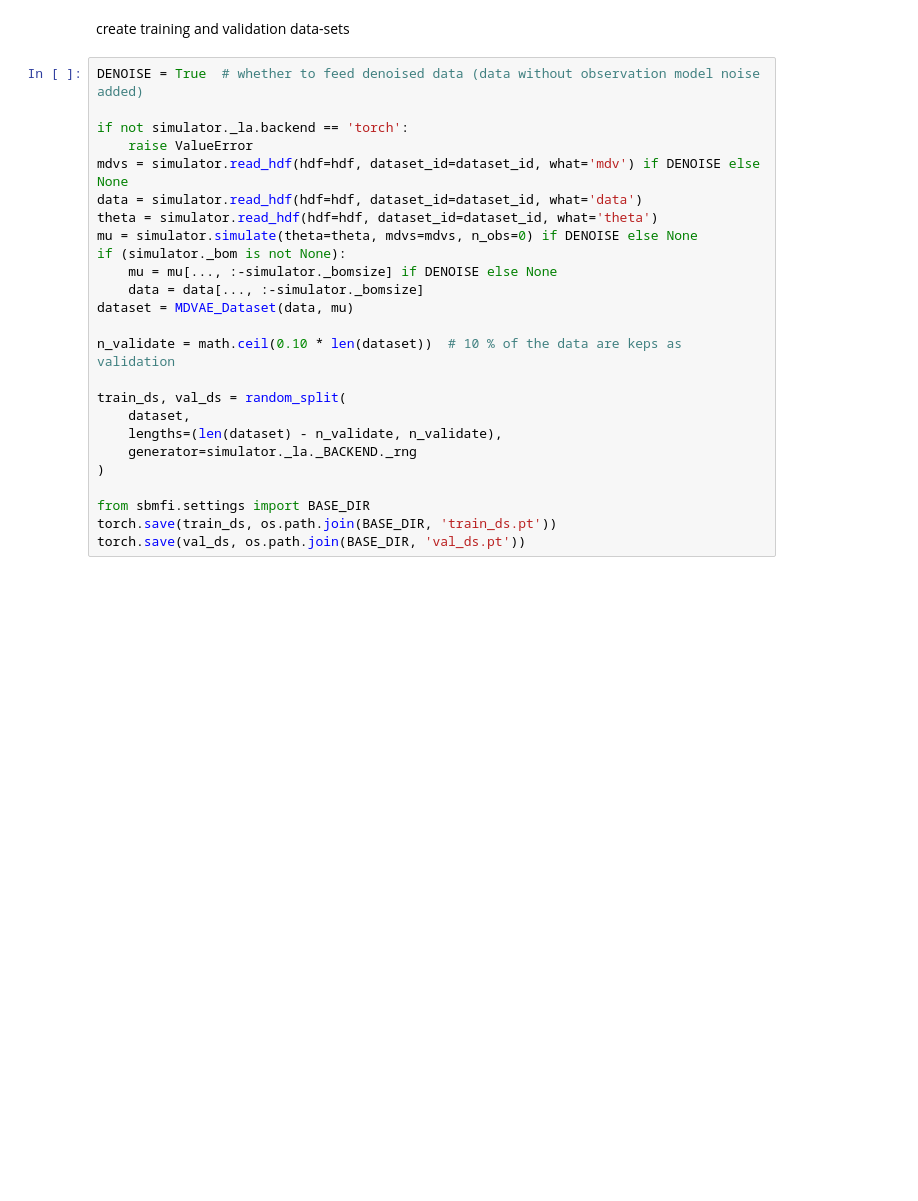
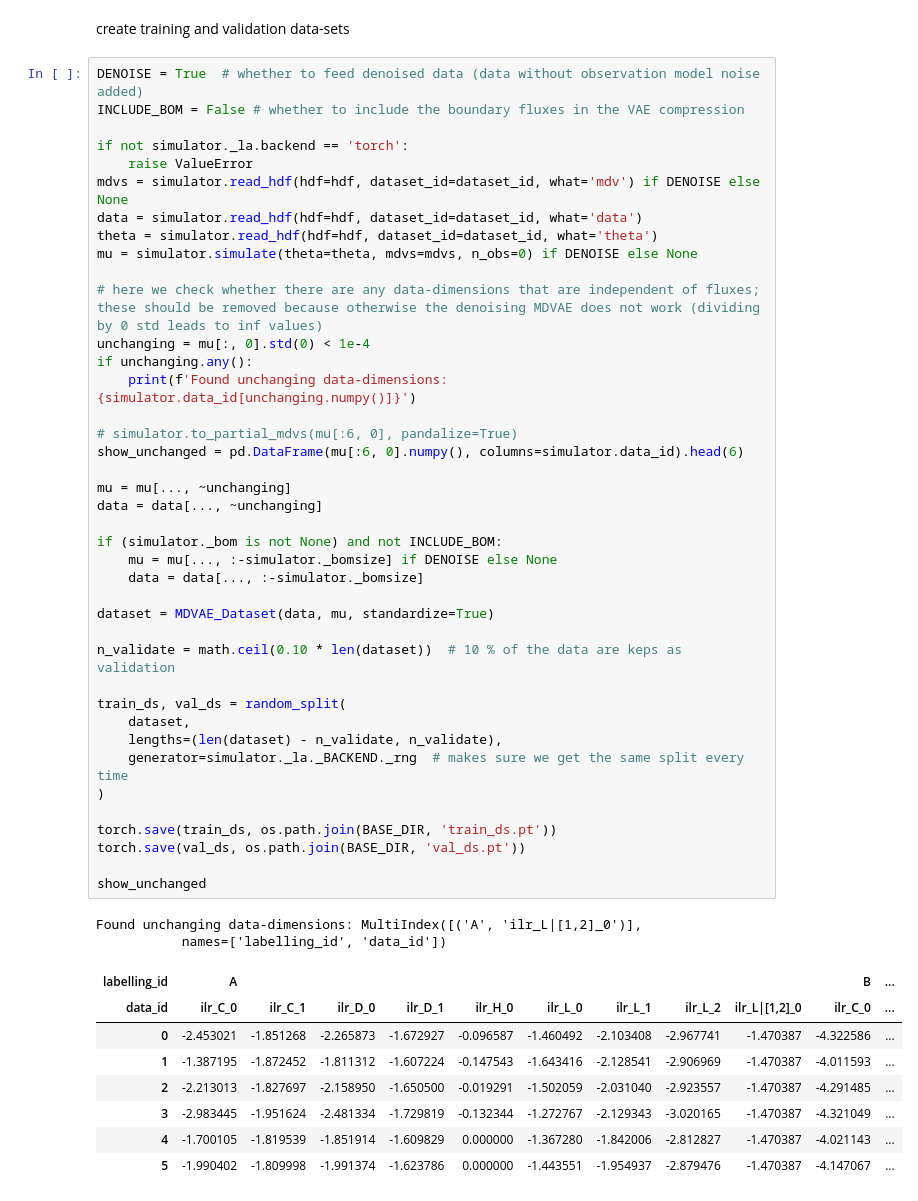
Before and after one commit to Patrickens/sbmfi, a Jupyter notebook: MDV_compres.ipynb, the cells around one changed output. Cells and saved outputs as stored; diff of their text form; blank space fills up the shorter version.

```diff
--- a/MDV_compres.ipynb
+++ b/MDV_compres.ipynb
@@ -154,28 +179,54 @@ import time
 import tqdm
 # %% [markdown]
 create training and validation data-sets
-# %%
-DENOISE = True  # whether to feed denoised data (data without observation model noise added)
-
-if not simulator._la.backend == 'torch':
-    raise ValueError
-mdvs = simulator.read_hdf(hdf=hdf, dataset_id=dataset_id, what='mdv') if DENOISE else None
-data = simulator.read_hdf(hdf=hdf, dataset_id=dataset_id, what='data')
-theta = simulator.read_hdf(hdf=hdf, dataset_id=dataset_id, what='theta')
-mu = simulator.simulate(theta=theta, mdvs=mdvs, n_obs=0) if DENOISE else None
-if (simulator._bom is not None):
-    mu = mu[..., :-simulator._bomsize] if DENOISE else None
-    data = data[..., :-simulator._bomsize]
-dataset = MDVAE_Dataset(data, mu)
-
-n_validate = math.ceil(0.10 * len(dataset))  # 10 % of the data are keps as validation
-
-train_ds, val_ds = random_split(
-    dataset,
-    lengths=(len(dataset) - n_validate, n_validate),
-    generator=simulator._la._BACKEND._rng
-)
-
-from sbmfi.settings import BASE_DIR
-torch.save(train_ds, os.path.join(BASE_DIR, 'train_ds.pt'))
-torch.save(val_ds, os.path.join(BASE_DIR, 'val_ds.pt'))
+# %%
+DENOISE = True  # whether to feed denoised data (data without observation model noise added)
+INCLUDE_BOM = False # whether to include the boundary fluxes in the VAE compression
+
+if not simulator._la.backend == 'torch':
+    raise ValueError
+mdvs = simulator.read_hdf(hdf=hdf, dataset_id=dataset_id, what='mdv') if DENOISE else None
+data = simulator.read_hdf(hdf=hdf, dataset_id=dataset_id, what='data')
+theta = simulator.read_hdf(hdf=hdf, dataset_id=dataset_id, what='theta')
+mu = simulator.simulate(theta=theta, mdvs=mdvs, n_obs=0) if DENOISE else None
+
+# here we check whether there are any data-dimensions that are independent of fluxes; these should be removed because otherwise the denoising MDVAE does not work (dividing by 0 std leads to inf values)
+unchanging = mu[:, 0].std(0) < 1e-4
+if unchanging.any():
+    print(f'Found unchanging data-dimensions: {simulator.data_id[unchanging.numpy()]}')
+
+# simulator.to_partial_mdvs(mu[:6, 0], pandalize=True)
+show_unchanged = pd.DataFrame(mu[:6, 0].numpy(), columns=simulator.data_id).head(6)
+
+mu = mu[..., ~unchanging]
+data = data[..., ~unchanging]
+
+if (simulator._bom is not None) and not INCLUDE_BOM:
+    mu = mu[..., :-simulator._bomsize] if DENOISE else None
+    data = data[..., :-simulator._bomsize]
+
+dataset = MDVAE_Dataset(data, mu, standardize=True)
+
+n_validate = math.ceil(0.10 * len(dataset))  # 10 % of the data are keps as validation
+
+train_ds, val_ds = random_split(
+    dataset,
+    lengths=(len(dataset) - n_validate, n_validate),
+    generator=simulator._la._BACKEND._rng  # makes sure we get the same split every time
+)
+
+torch.save(train_ds, os.path.join(BASE_DIR, 'train_ds.pt'))
+torch.save(val_ds, os.path.join(BASE_DIR, 'val_ds.pt'))
+
+show_unchanged
+# %% [output]
+Found unchanging data-dimensions: MultiIndex([('A', 'ilr_L|[1,2]_0')],
+           names=['labelling_id', 'data_id'])
+| labelling_id | A |  |  |  |  |  |  |  |  | B | ... |
+| data_id | ilr_C_0 | ilr_C_1 | ilr_D_0 | ilr_D_1 | ilr_H_0 | ilr_L_0 | ilr_L_1 | ilr_L_2 | ilr_L|[1,2]_0 | ilr_C_0 | ... |
+| 0 | -2.453021 | -1.851268 | -2.265873 | -1.672927 | -0.096587 | -1.460492 | -2.103408 | -2.967741 | -1.470387 | -4.322586 | ... |
+| 1 | -1.387195 | -1.872452 | -1.811312 | -1.607224 | -0.147543 | -1.643416 | -2.128541 | -2.906969 | -1.470387 | -4.011593 | ... |
+| 2 | -2.213013 | -1.827697 | -2.158950 | -1.650500 | -0.019291 | -1.502059 | -2.031040 | -2.923557 | -1.470387 | -4.291485 | ... |
+| 3 | -2.983445 | -1.951624 | -2.481334 | -1.729819 | -0.132344 | -1.272767 | -2.129343 | -3.020165 | -1.470387 | -4.321049 | ... |
+| 4 | -1.700105 | -1.819539 | -1.851914 | -1.609829 | 0.000000 | -1.367280 | -1.842006 | -2.812827 | -1.470387 | -4.021143 | ... |
+| 5 | -1.990402 | -1.809998 | -1.991374 | -1.623786 | 0.000000 | -1.443551 | -1.954937 | -2.879476 | -1.470387 | -4.147067 | ... |
```
Also changed, not shown: parts of 35 cells of this notebook, 2 other files.
